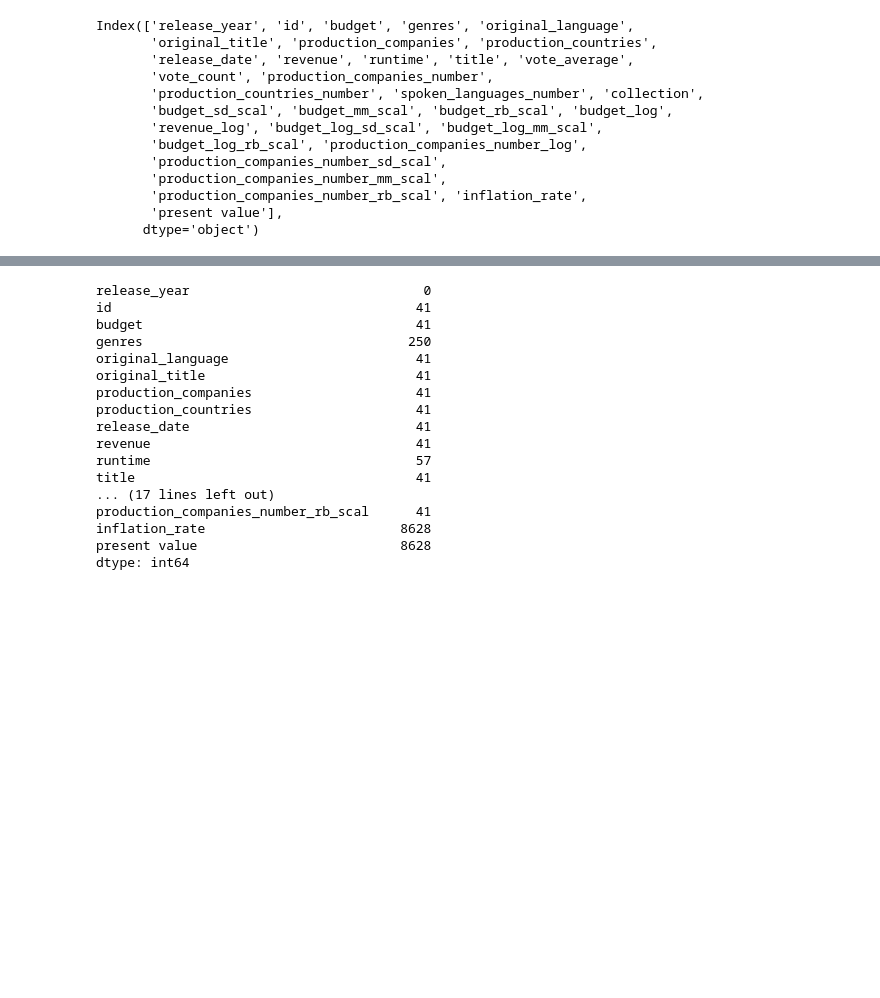
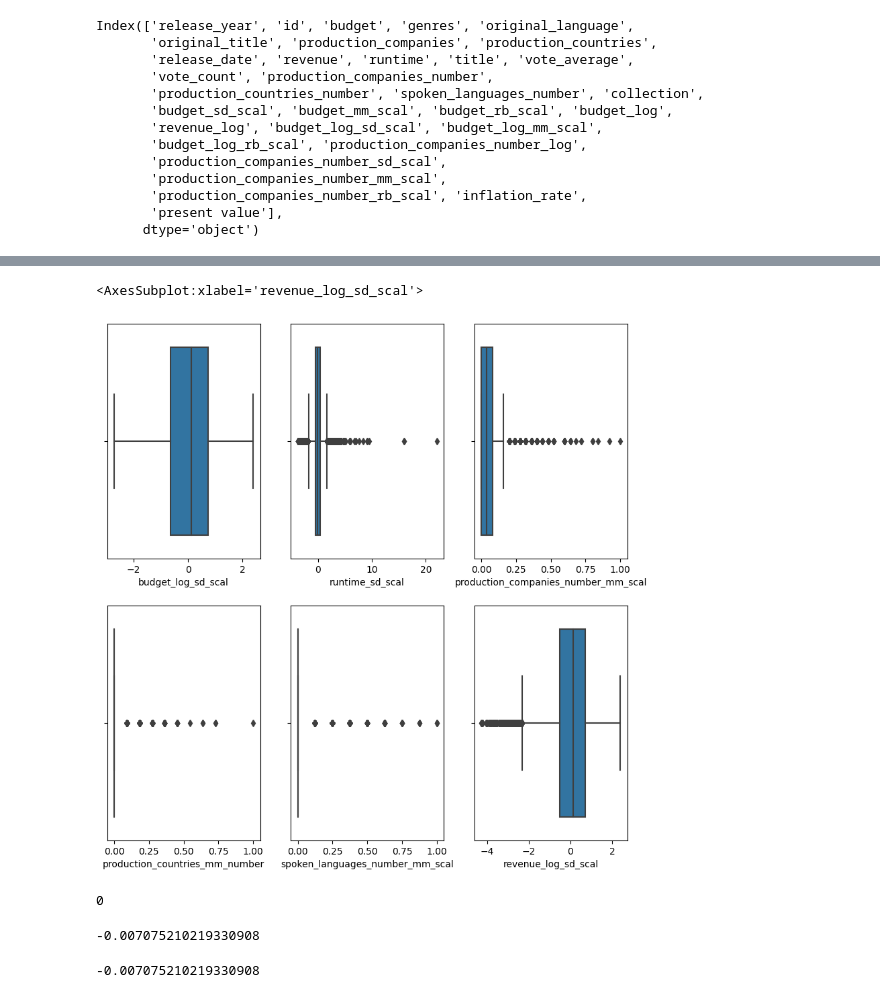
Before and after one commit to khasija/data-movie-revenue-prediction, a Jupyter notebook: notebooks/xiaohu_scaling.ipynb, the cells around one changed output, grey strips where cells are left out. Drawn from its saved outputs; the diff is of its cells as text; code cells hidden in the pictures; blank space fills up the shorter version.

```diff
--- a/notebooks/xiaohu_scaling.ipynb
+++ b/notebooks/xiaohu_scaling.ipynb
@@ -532,0 +572,13 @@ Index(['release_year', 'id', 'budget', 'genres', 'original_language',
+# %%
+# Check outlier of data
+fig, axs = plt.subplots(nrows=2, ncols=3, figsize=(10,10))
+
+sns.boxplot(df['budget_log_sd_scal'], ax=axs[0,0])
+sns.boxplot(df['runtime_sd_scal'], ax=axs[0,1])
+sns.boxplot(df['production_companies_number_mm_scal'], ax=axs[0,2])
+sns.boxplot(df['production_countries_mm_number'], ax=axs[1,0])
+sns.boxplot(df['spoken_languages_number_mm_scal'], ax=axs[1,1])
+sns.boxplot(df['revenue_log_sd_scal'], ax=axs[1,2])
+# %% [output]
+<AxesSubplot:xlabel='revenue_log_sd_scal'>
+[figure, added]
@@ -533,20 +593,22 @@ Index(['release_year', 'id', 'budget', 'genres', 'original_language',
 # %%
-df.isnull().sum()
+df['runtime_sd_scal'].isnull().sum()
 # %% [output]
-release_year                              0
-id                                       41
-budget                                   41
-genres                                  250
-original_language                        41
-original_title                           41
-production_companies                     41
-production_countries                     41
-release_date                             41
-revenue                                  41
-runtime                                  57
-title                                    41
-... (17 lines left out)
-production_companies_number_rb_scal      41
-inflation_rate                         8628
-present value                          8628
-dtype: int64
+0
+# %%
+# Instaical model
+dummy_reg = DummyRegressor()
+
+# Scoring on multiple folds aka cross validation
+scores = cross_val_score(dummy_reg, X, y, cv=10)
+scores.mean()
+# %% [output]
+-0.007075210219330908
+# %%
+# Instaical model
+dummy_reg = DummyRegressor()
+
+# Scoring on multiple folds aka cross validation
+scores = cross_val_score(dummy_reg, X, y, cv=10)
+scores.mean()
+# %% [output]
+-0.007075210219330908
```
Also changed, not shown: parts of 26 cells of this notebook.
